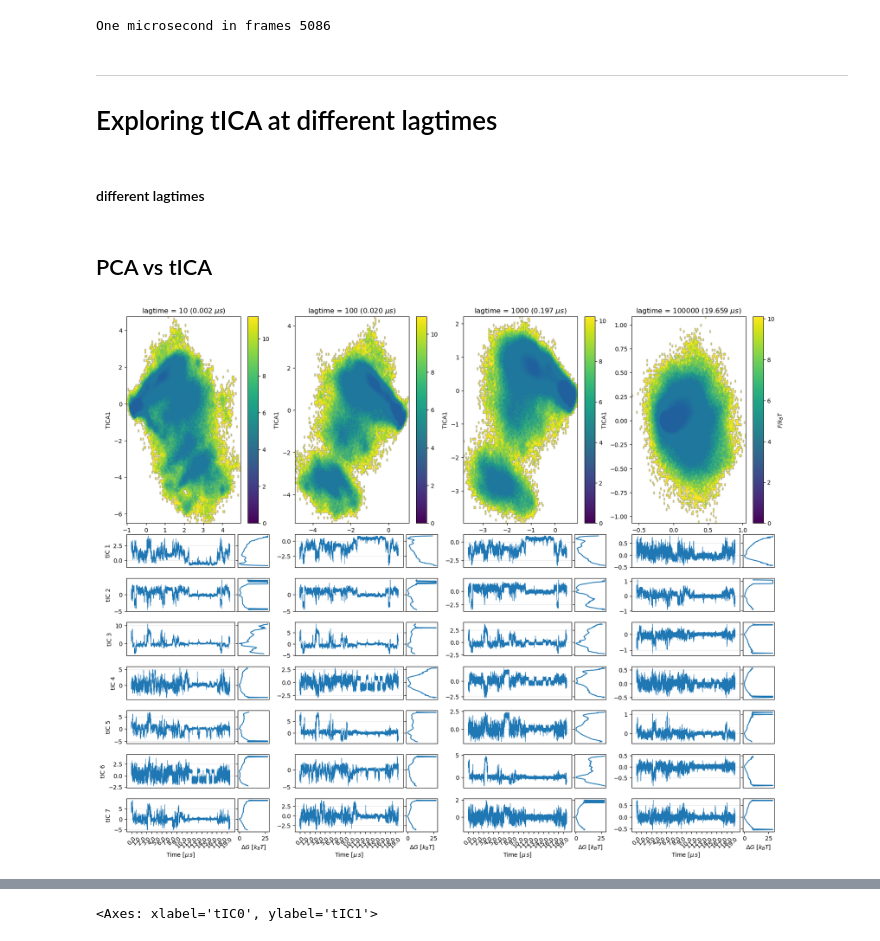
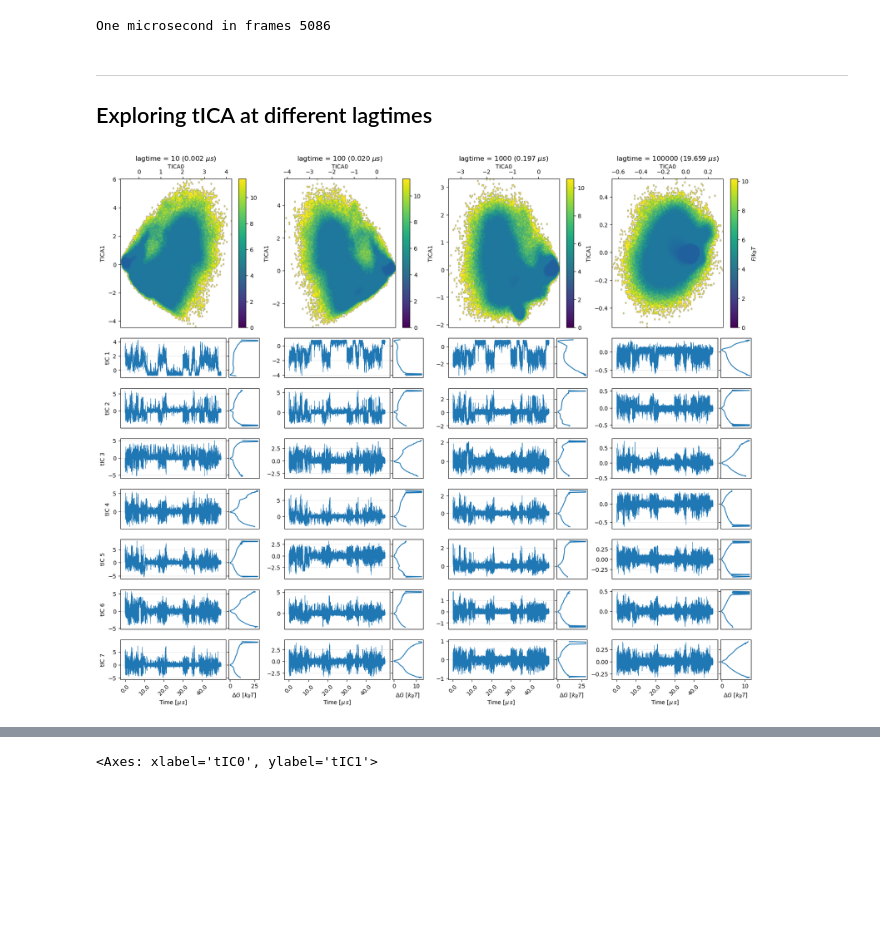
Before and after one commit to miriamzara/MSM, a Jupyter notebook: step_2new_dimensionality_reduction.ipynb, the cells around one changed output, grey strips where cells are left out. Cells and saved outputs as stored; diff of their text form; code cells hidden in the pictures; blank space fills up the shorter version.

```diff
--- a/step_2new_dimensionality_reduction.ipynb
+++ b/step_2new_dimensionality_reduction.ipynb
@@ -54,7 +54,8 @@ def plot_free_energy_projection(dimred_traj, component_x, component_y, ax = None
         alpha=0.3
     )
 
-
+    ax__.xaxis.tick_top()
+    ax__.xaxis.set_label_position("top")
     ax__.set_xlabel(f"{axlabel}{component_x}", labelpad=1)
     ax__.set_ylabel(f"{axlabel}{component_y}")
 
@@ -119,11 +121,7 @@ print("One microsecond in frames", one_microsecond_in_frames) # 5000 frames
 One microsecond in frames 5086
 # %% [markdown]
 ---
-# Exploring tICA at different lagtimes
+## Exploring tICA at different lagtimes
-# %% [markdown]
-#### different lagtimes
-# %% [markdown]
-## PCA vs tICA
 # %%
 def add_1d_free_energy_axis(
     ax,
@@ -174,19 +172,10 @@ lagtime_array = [10, 100, 1000, 100000]
 lagtime_microseconds = [lag * time_step_micros for lag in lagtime_array]
 
 
-"""
-n_tics = 8
-n_lags = len(lagtime_array)
-fig = plt.figure(figsize=(8.3*2 + 1, 10.5*2 + 4))
-
-gs = GridSpec(nrows=n_tics + 1, ncols=n_lags, figure=fig, height_ratios=[3] + [1] * n_tics, hspace = 0.2, wspace = 0.25)  # FES row is 4x taller)
-axes = np.empty((n_tics + 1, n_lags), dtype=object)
-
-for i in range(n_tics + 1):
-    for j in range(n_lags):
-        axes[i, j] = fig.add_subplot(gs[i, j])
-"""
 n_tics = 7
+n_microseconds_show = 50
+tickevery = 10
+n_show = n_microseconds_show * one_microsecond_in_frames
 n_lags = len(lagtime_array)
 
 fig = plt.figure(figsize=(5* n_lags, 16))
@@ -195,7 +184,7 @@ gs = GridSpec(
     nrows=n_tics + 1,
     ncols=n_lags,
     figure=fig,
-    height_ratios=[5] + [0.8] * n_tics,
+    height_ratios=[3] + [0.8] * n_tics,
     hspace=0.2,
     wspace=0.18
 )
@@ -214,35 +203,35 @@ for lagtime in lagtime_array:
     if lagtime == lagtime_array[-1]:
         colorbarlabel = r"$F/k_B T$"
     else:
         colorbarlabel = None
     plot_free_energy_projection(tica_traj, 0, 1, ax = axes[0, lagtime_array.index(lagtime)], axlabel = "TICA", colorbarlabel = colorbarlabel, axtitle = rf"lagtime = {lagtime} ({lagtime_microseconds[lagtime_array.index(lagtime)]:.3f} $\mu s$)")
 
     for component in range(n_tics):
 
         j = lagtime_array.index(lagtime)
         ax = axes[1 + component, j]
-        x = tica_traj[:100000, component]
-        ax.set_xticks(np.arange(0, 100000, one_microsecond_in_frames))
-        ax.set_xticklabels(np.arange(0, 100000/one_microsecond_in_frames, 1), rotation=45)
+        x = tica_traj[:n_show, component]
+        ax.set_xticks(np.arange(0, n_show, tickevery*one_microsecond_in_frames))
+        ax.set_xticklabels(np.arange(0, n_show/one_microsecond_in_frames, tickevery), rotation=45)
         ax.plot(x, lw=0.5)
         if lagtime == lagtime_array[0]:
             ax.set_ylabel(f"tIC {component + 1}")
         else:
             ax.set_ylabel("")
         ax.tick_params(axis="x", labelrotation=45)
         ax.grid(axis="y", alpha=0.3)
         ax_fe = add_1d_free_energy_axis(
             ax=ax,
-            x=x,
+            x=tica_traj[:, component], #all trajectory for free energy
             bins=100,
             color="C0")
         if component < n_tics - 1:
             ax.set_xticks([])
             ax.set_xlabel("")
             ax_fe.set_xticks([])
 
         else:
             ax.set_xlabel(r"Time [$\mu\, s$]")
             ax_fe.set_xlabel(r"$\Delta G$ [$k_B T$]")
 # %% [output]
-[figure, old version]
+[figure, new version]
```
Also changed, not shown: parts of 19 cells of this notebook, 14 other files.
